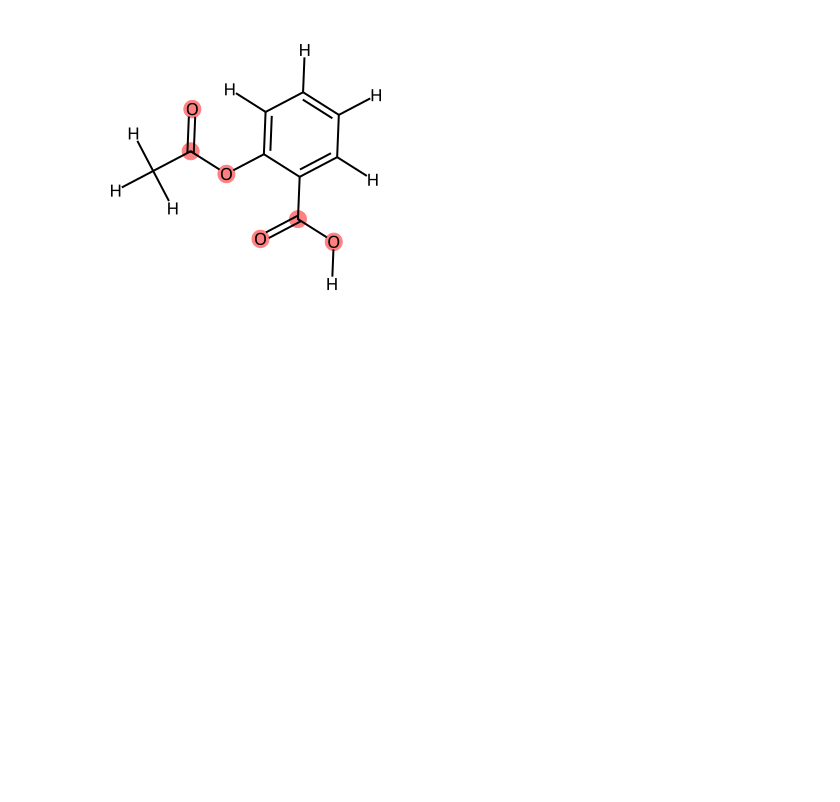
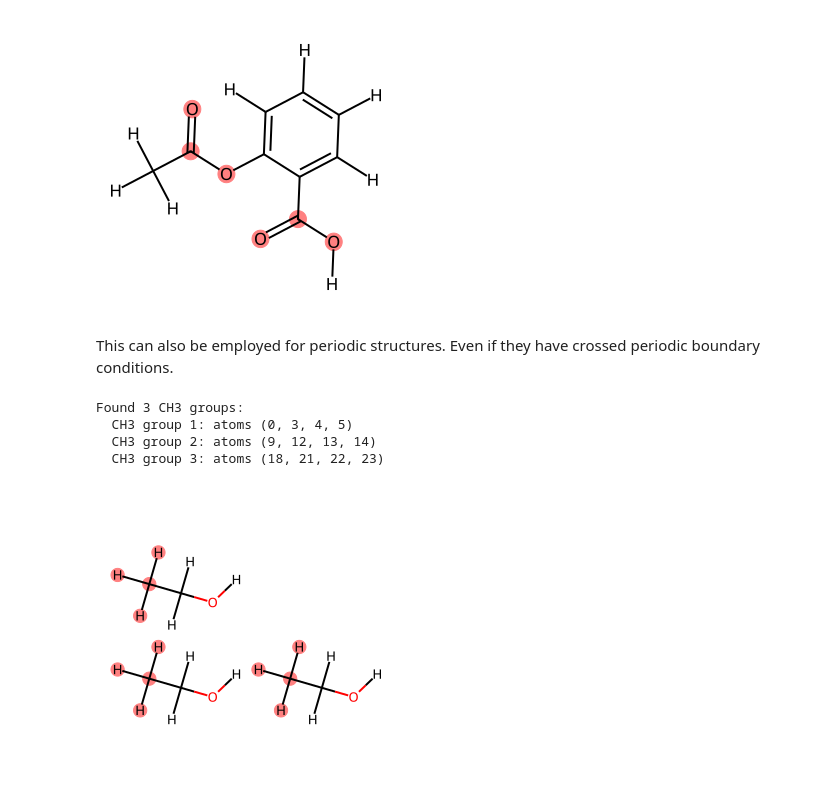
Before and after one commit to zincware/rdkit2ase, a Jupyter notebook: docs/source/ase_tools.ipynb, the cells around one changed output. Cells and saved outputs as stored; diff of their text form; code cells hidden in the pictures; blank space fills up the shorter version.

```diff
--- a/docs/source/ase_tools.ipynb
+++ b/docs/source/ase_tools.ipynb
@@ -79,3 +79,29 @@ Draw.MolToImage(
 )
 # %% [output]
 [figure]
+# %% [markdown]
+This can also be employed for periodic structures. Even if they have crossed periodic boundary conditions.
+# %%
+ethanol = rdkit2ase.smiles2conformers("CCO", numConfs=10)
+box = rdkit2ase.pack([ethanol], [3], density=786, packmol="packmol.jl")
+
+# let's move and wrap the box
+box.positions += [2, 2, 2]
+box.wrap()
+# %%
+ch3_matches = rdkit2ase.match_substructure(box, smarts="[C]([H])([H])[H]")
+print(f"Found {len(ch3_matches)} CH3 groups:")
+for i, match in enumerate(ch3_matches):
+    print(f"  CH3 group {i + 1}: atoms {match}")
+
+mol = rdkit2ase.ase2rdkit(box)
+Draw.MolToImage(
+    mol,
+    highlightAtoms={i for group in ch3_matches for i in group},
+)
+# %% [output]
+Found 3 CH3 groups:
+  CH3 group 1: atoms (0, 3, 4, 5)
+  CH3 group 2: atoms (9, 12, 13, 14)
+  CH3 group 3: atoms (18, 21, 22, 23)
+[figure, added]
```
Also changed, not shown: parts of 1 cell of this notebook.
